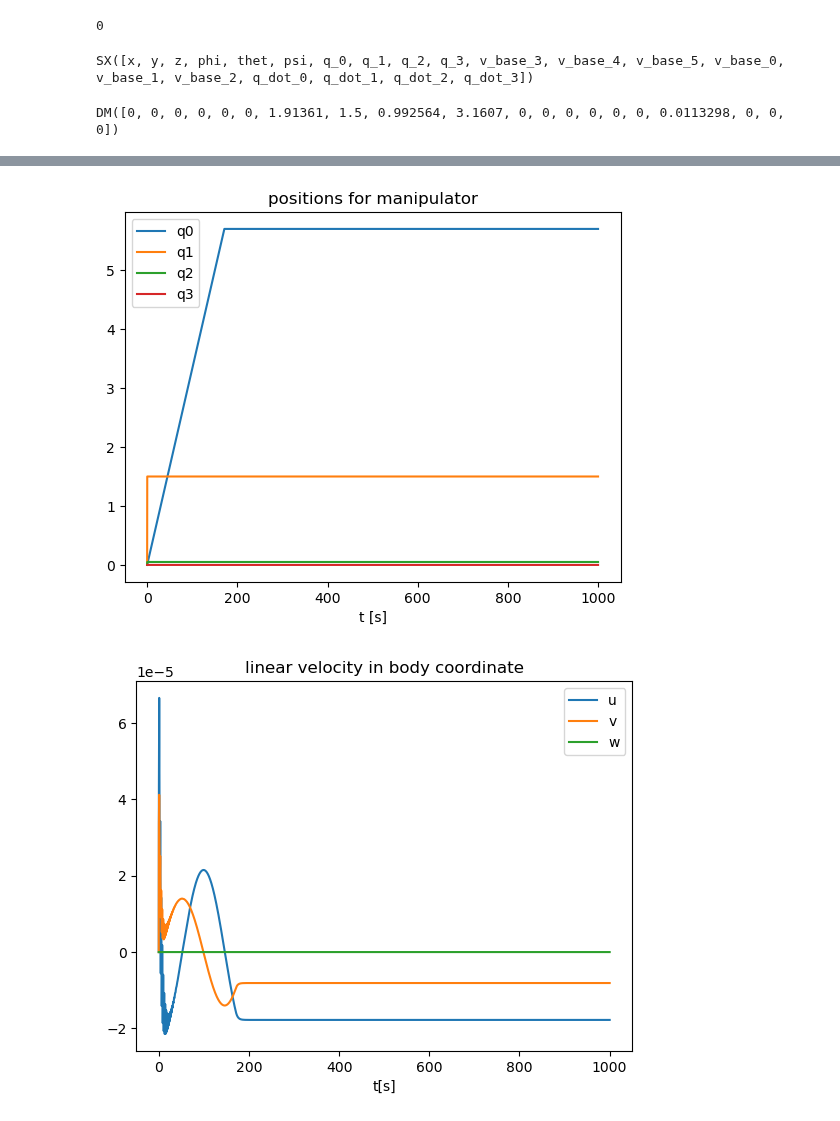
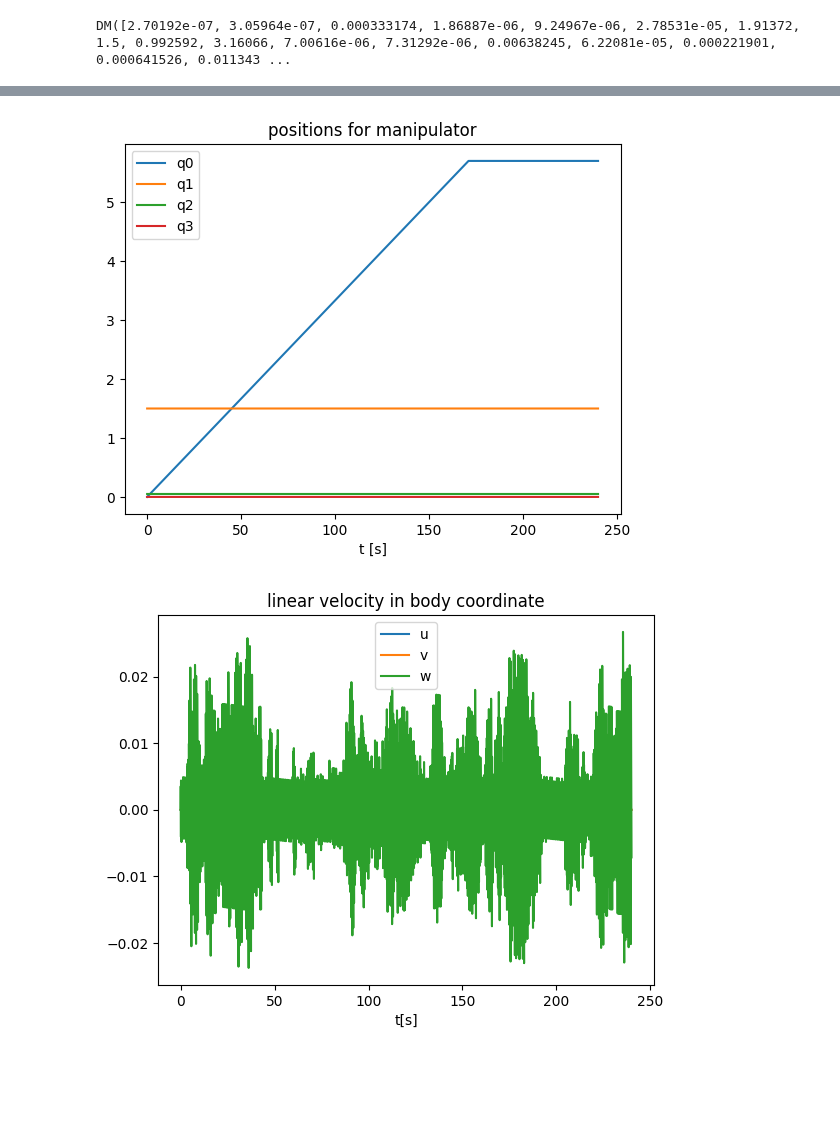
Before and after one commit to edxmorgan/diff_uvms, a Jupyter notebook: usage/example/uvms_forward_dynamics.ipynb, the cells around one changed output, grey strips where cells are left out. Drawn from its saved outputs; the diff is of its cells as text; code cells hidden in the pictures; blank space fills up the shorter version.

Commit message:
forward dynamics parameters definitions

```diff
--- a/usage/example/uvms_forward_dynamics.ipynb
+++ b/usage/example/uvms_forward_dynamics.ipynb
@@ -12,6 +9,10 @@ Incorrect number of inputs: Expected 5, got 4
 # %%
 # forward dynamics of uvms
-x_next, states, u, parameters = rig_dyn.forward_dynamics(gravity=9.81, floating_base_id=fb_tau, floating_base_bias_f=B_F , J_uv = J_uv, coupled=False)
+x_next, states, u, dt, q_min, q_max, parameters, trivial_parameters, base_T  = rig_dyn.forward_dynamics(gravity=9.81,
+                                                                                                        floating_base_id=tau_F,
+                                                                                                          floating_base_bias_f=b_F ,
+                                                                                                          J_uv = J_uv,
+                                                                                                          coupled=True)
 # %% [output]
 floating_base found
 floating_base found
@@ -26,43 +20,22 @@ SX([G_0, G_1, G_2, G_3, Ir3_17, Ir3_16, Ir3_15, Ir3_14, Ir3_13, Ir3_12, Ir2_11,
 # %%
-parameters = cs.vertcat(parameters, ss.q_min, ss.q_max)
-x_next_eval = cs.Function('UVMSnext', [states, u, parameters], [x_next])
+x_next_eval = cs.Function('UVMSnext', [states, u, dt, parameters, trivial_parameters, base_T ,q_min, q_max], [x_next])
 # %%
-# c , cpp or matlab code generation for forward dynamics
-x_next_eval.generate("x_next_eval.c")
-os.system(f"gcc -fPIC -shared x_next_eval.c -o libUVMS_coupled.so")
+# # c , cpp or matlab code generation for forward dynamics
+# x_next_eval.generate("x_next_eval.c")
+# os.system(f"gcc -fPIC -shared x_next_eval.c -o libUVMS_coupled.so")
-# %% [output]
-0
-# %%
-states
-# %% [output]
-SX([x, y, z, phi, thet, psi, q_0, q_1, q_2, q_3, v_base_3, v_base_4, v_base_5, v_base_0, v_base_1, v_base_2, q_dot_0, q_dot_1, q_dot_2, q_dot_3])
 # %%
 st_x0 = cs.vertcat(0,0,0, 0,0,0, 1.91318, 1.33339, 0.99245, 3.16073, 0, 0, 0, 0, 0, 0, 0.00751799, -0.0073626, 0.00281749, 0.0222385)
 u0 = cs.vertcat(0, 0, 0, 0, 0, 0, 0.0340454, -0.00441695, 0.0062739, -0.00505981)
-dt = 0.04
 
-# q0 = [1.91318, 1.33339, 0.99245, 3.16073]
-# q0dot = [0.00751799, -0.0073626, 0.00281749, 0.0222385]
-# u0 = [0.0340454, -0.00441695, 0.0062739, -0.00505981]
-# dt0 = 0.04
-
-p0 = cs.vertcat(rigid_body_p_est, trivial_Ir0, arm_Hyd__p_est, v_c0, dt, base_T0)
+x_next_eval(st_x0, u0, alpha.delta_t, alpha.sim_p, alpha.trivial_sim_p,  alpha.base_T0, alpha.joint_min, alpha.joint_max)
+# %% [output]
+DM([2.70192e-07, 3.05964e-07, 0.000333174, 1.86887e-06, 9.24967e-06, 2.78531e-05, 1.91372, 1.5, 0.992592, 3.16066, 7.00616e-06, 7.31292e-06, 0.00638245, 6.22081e-05, 0.000221901, 0.000641526, 0.011343 ...
-# %%
-x_next_eval(st_x0, u0, cs.vertcat(p0, joint_min, joint_max))
-# %% [output]
-DM([0, 0, 0, 0, 0, 0, 1.91361, 1.5, 0.992564, 3.1607, 0, 0, 0, 0, 0, 0, 0.0113298, 0, 0, 0])
 # %%
-# SIMULATING vehicle on water surface
-import matplotlib.pyplot as plt
-T = 1000 # time horizon
-dt = 0.05
-N = int(T/dt) # number of control intervals
-sim = x_next_eval.mapaccum(N)
-x0 = np.array([0, 0, 0.0, 0, 0, 0, 0.0, 0.0, 0.0, 0.0, 0, 0, 0, 0, 0, 0, 0, 0, 0, 0]) #x y z r p y q0 q1 q2 q3 u v w p q r qd0 qd1 qd2 qd3 qd4
+sim = x_next_eval.mapaccum(alpha.N)
+x0 = np.array([0, 0, 0, 0, 0, 0, 0.0, 1.5, 0.05, 0.0, 0, 0, 0, 0, 0, 0, 0, 0, 0, 0]) #x y z r p y q0 q1 q2 q3 u v w p q r qd0 qd1 qd2 qd3 qd4
 u0 = np.array([0, 0.0, 0, 0, 0, 0, 0.1, 0, 0, 0])
-p0 = cs.vertcat(rigid_body_p_est, trivial_Ir0, arm_Hyd__p_est, v_c0, dt, base_T0, joint_min, joint_max).full()
-res = sim(x0, u0, p0)
-t = np.linspace(0, T, N+1)
+res = sim(x0, u0, alpha.delta_t, alpha.sim_p, alpha.trivial_sim_p,  alpha.base_T0, alpha.joint_min, alpha.joint_max)
+t = np.linspace(0, alpha.sim_n, alpha.N+1)
 
 
 # Create a figure and plot the data
@@ -110,2 +83,2 @@ plt.show()
-[figure, old version]
+[figure, new version]
-[figure, old version]
+[figure, new version]
```
Also changed, not shown: parts of 4 cells of this notebook, 13 other files.
